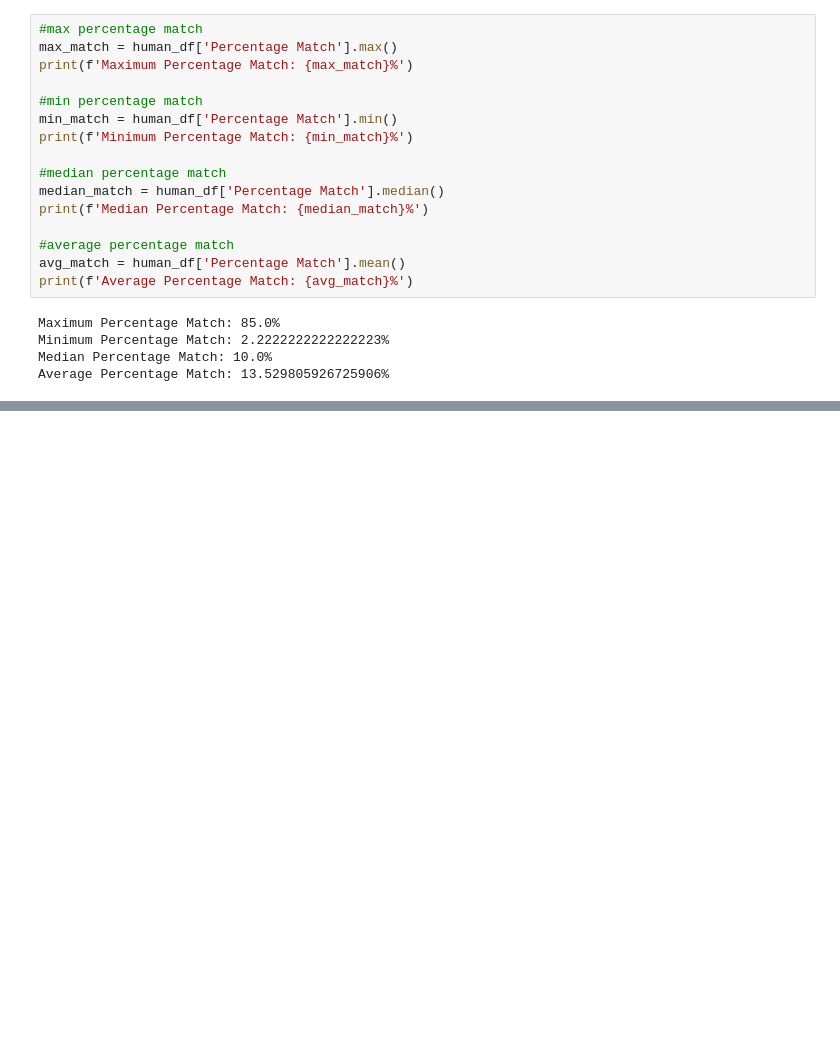
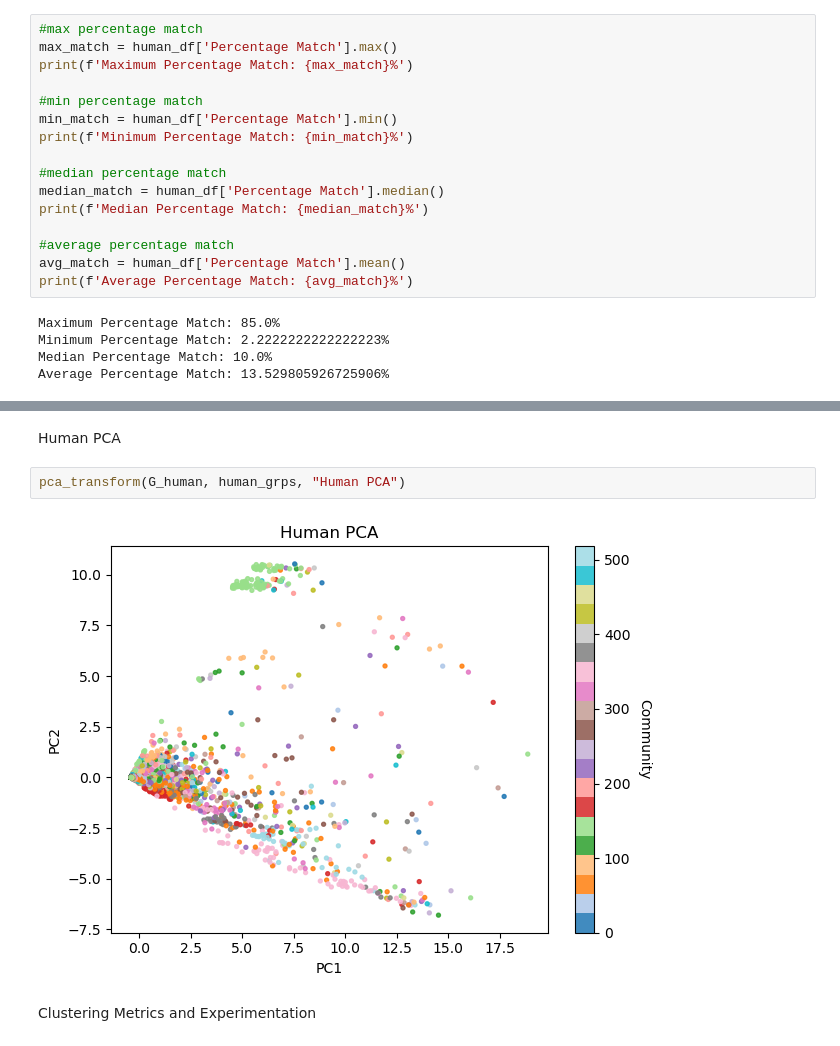
Before and after one commit to itmorgan/SC4200-Proj-One, a Jupyter notebook: louvain.ipynb, the cells around one changed output, grey strips where cells are left out. Drawn from its saved outputs; the diff is of its cells as text; blank space fills up the shorter version.

```diff
--- a/louvain.ipynb
+++ b/louvain.ipynb
@@ -127,0 +202,8 @@ To do:
+# %% [markdown]
+Human PCA
+# %%
+pca_transform(G_human, human_grps, "Human PCA")
+# %% [output]
+[figure, added]
+# %% [markdown]
+Clustering Metrics and Experimentation
```
Also changed, not shown: parts of 14 cells of this notebook, 1 other file.
